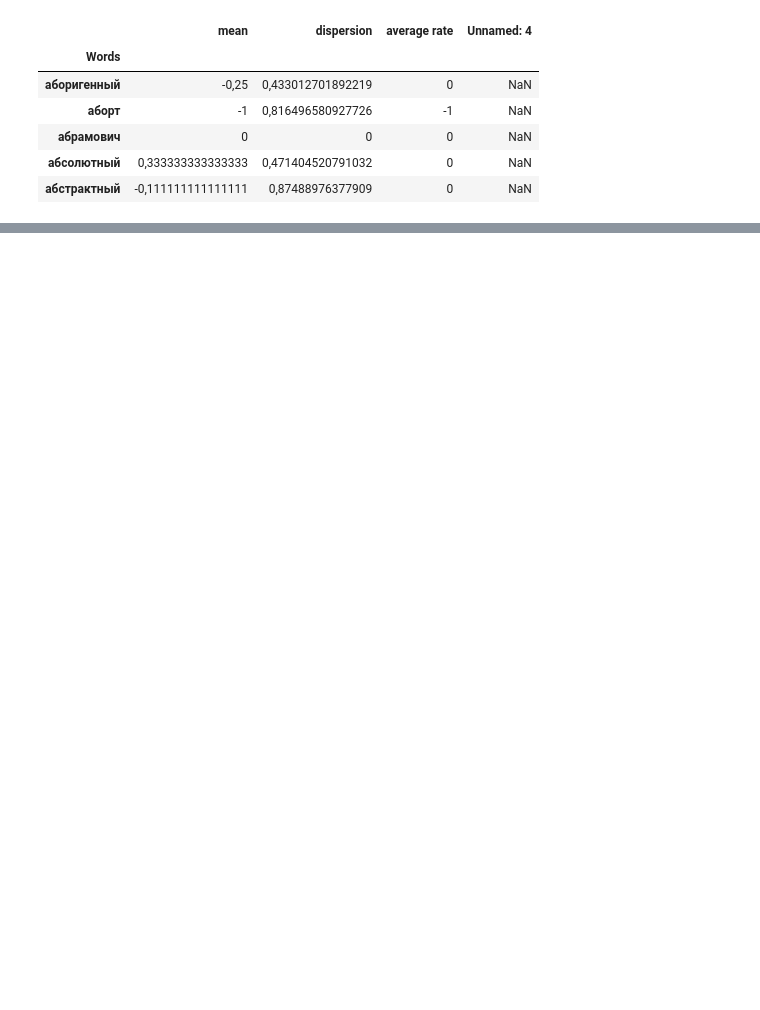
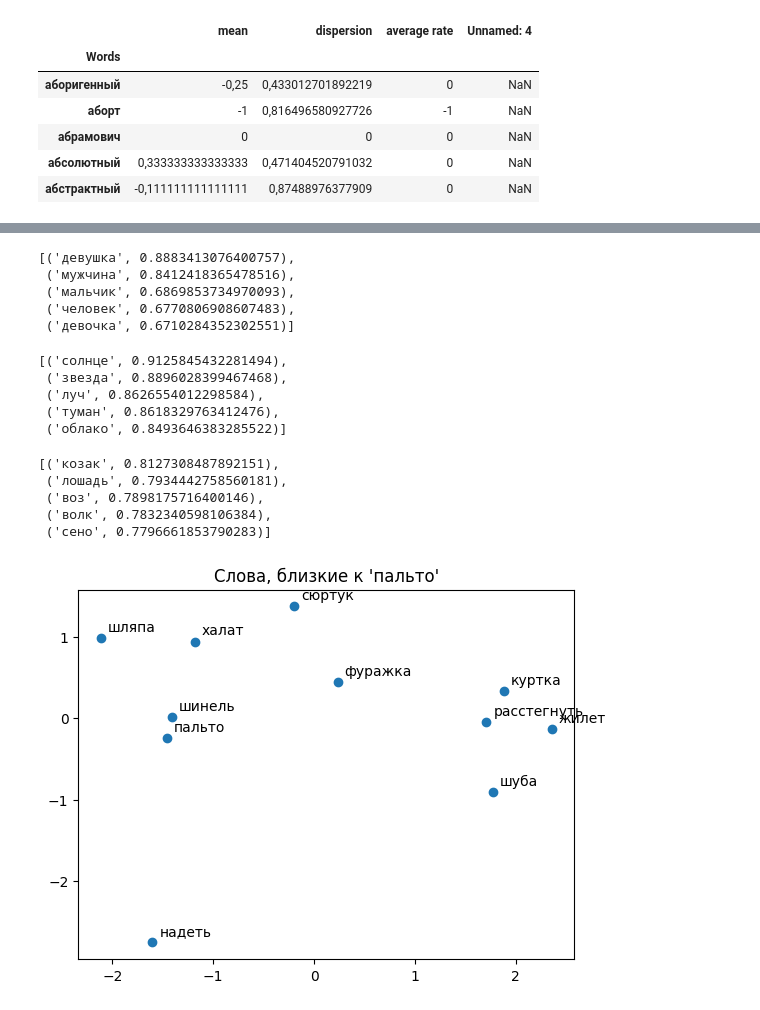
Before and after one commit to ivanVgusev/NLP, a Jupyter notebook: lab1.ipynb, the cells around one changed output, grey strips where cells are left out. Drawn from its saved outputs; the diff is of its cells as text; code cells hidden in the pictures; blank space fills up the shorter version.

```diff
--- a/lab1.ipynb
+++ b/lab1.ipynb
@@ -65,0 +304,11 @@ def sentiment_analysis(text: str, sentiment_df: pd.DataFrame) -> list:
+# %%
+word2vec_model = Word2Vec(
+    sentences=corpus,
+    vector_size=200,
+    window=5,
+    min_count=5,
+    sg=0,
+    alpha=0.025,
+    min_alpha = 0.0001,
+    epochs=7
+)
@@ -65,0 +329,64 @@ def sentiment_analysis(text: str, sentiment_df: pd.DataFrame) -> list:
+# %%
+# Делаем проверку: ищем похожие слова для...
+similar_to_woman = word2vec_model.wv.most_similar("женщина", topn=5) if "женщина" in word2vec_model.wv else None
+similar_to_woman
+# %% [output]
+[('девушка', 0.8883413076400757),
+ ('мужчина', 0.8412418365478516),
+ ('мальчик', 0.6869853734970093),
+ ('человек', 0.6770806908607483),
+ ('девочка', 0.6710284352302551)]
+# %%
+# Делаем проверку: ищем похожие слова для...
+similar_to_sky = word2vec_model.wv.most_similar("небо", topn=5) if "небо" in word2vec_model.wv else None
+similar_to_sky
+# %% [output]
+[('солнце', 0.9125845432281494),
+ ('звезда', 0.8896028399467468),
+ ('луч', 0.8626554012298584),
+ ('туман', 0.8618329763412476),
+ ('облако', 0.8493646383285522)]
+# %%
+# Делаем проверку: ищем похожие слова для...
+similar_to_horse = word2vec_model.wv.most_similar("конь", topn=5) if "конь" in word2vec_model.wv else None
+similar_to_horse
+# %% [output]
+[('козак', 0.8127308487892151),
+ ('лошадь', 0.7934442758560181),
+ ('воз', 0.7898175716400146),
+ ('волк', 0.7832340598106384),
+ ('сено', 0.7796661853790283)]
+# %%
+# Берем случайное (или не случайное) слово из словаря
+# random_word = random.choice(word2vec_model.wv.index_to_key)
+random_word = "пальто"
+
+# Берем 20 близких слов
+similar_words = word2vec_model.wv.most_similar(random_word, topn=10)
+
+# Собираем список слов
+words = [random_word] + [w for w, _ in similar_words]
+
+# 3. Получаем их векторы
+vectors = np.array([word2vec_model.wv[w] for w in words])
+
+# Снижаем размерность до 2D
+pca = PCA(n_components=2)
+coords = pca.fit_transform(vectors)
+
+# Рисуем
+plt.figure()
+plt.scatter(coords[:, 0], coords[:, 1])
+for i, word in enumerate(words):
+    x, y = coords[i]
+    plt.annotate(
+        word,
+        (x, y),
+        xytext=(5, 5),
+        textcoords="offset points"
+    )
+
+plt.title(f"Слова, близкие к '{random_word}'")
+plt.show()
+# %% [output]
+[figure, added]
```
Also changed, not shown: parts of 26 cells of this notebook, 3 other files.
